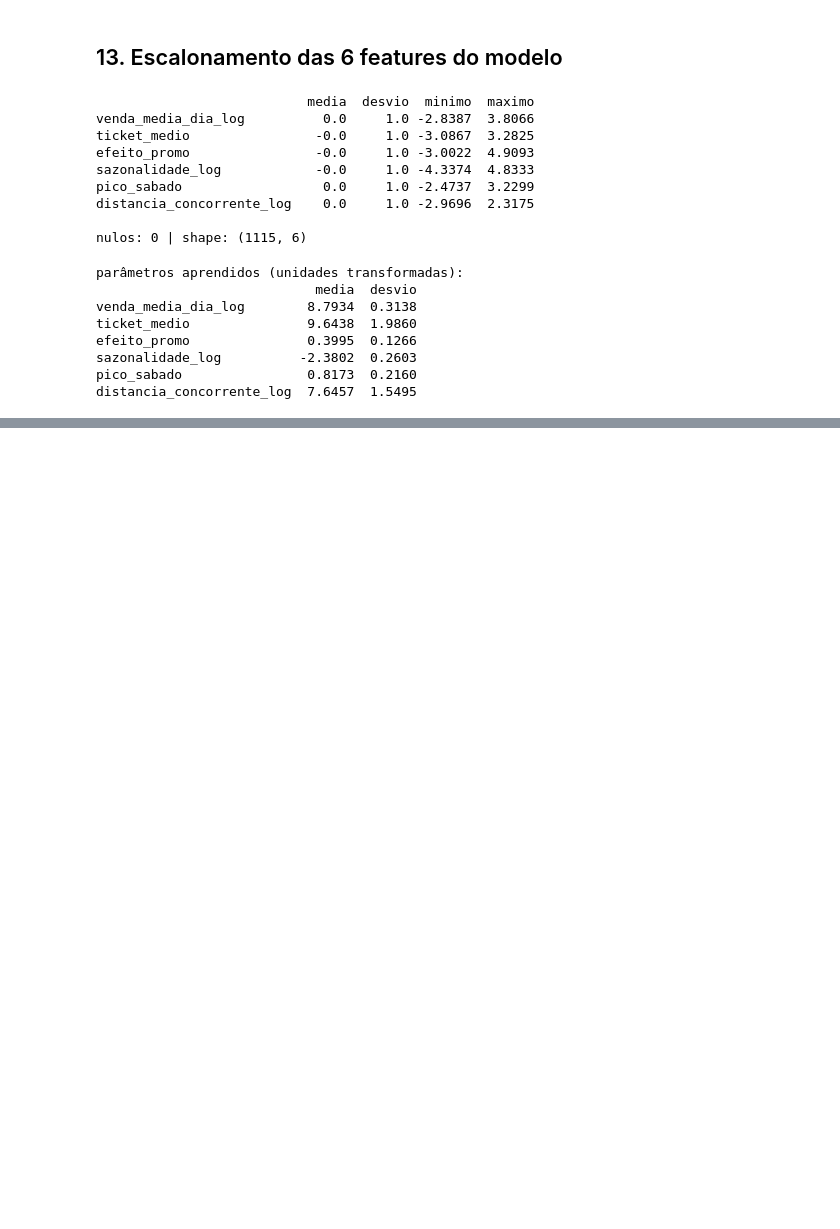
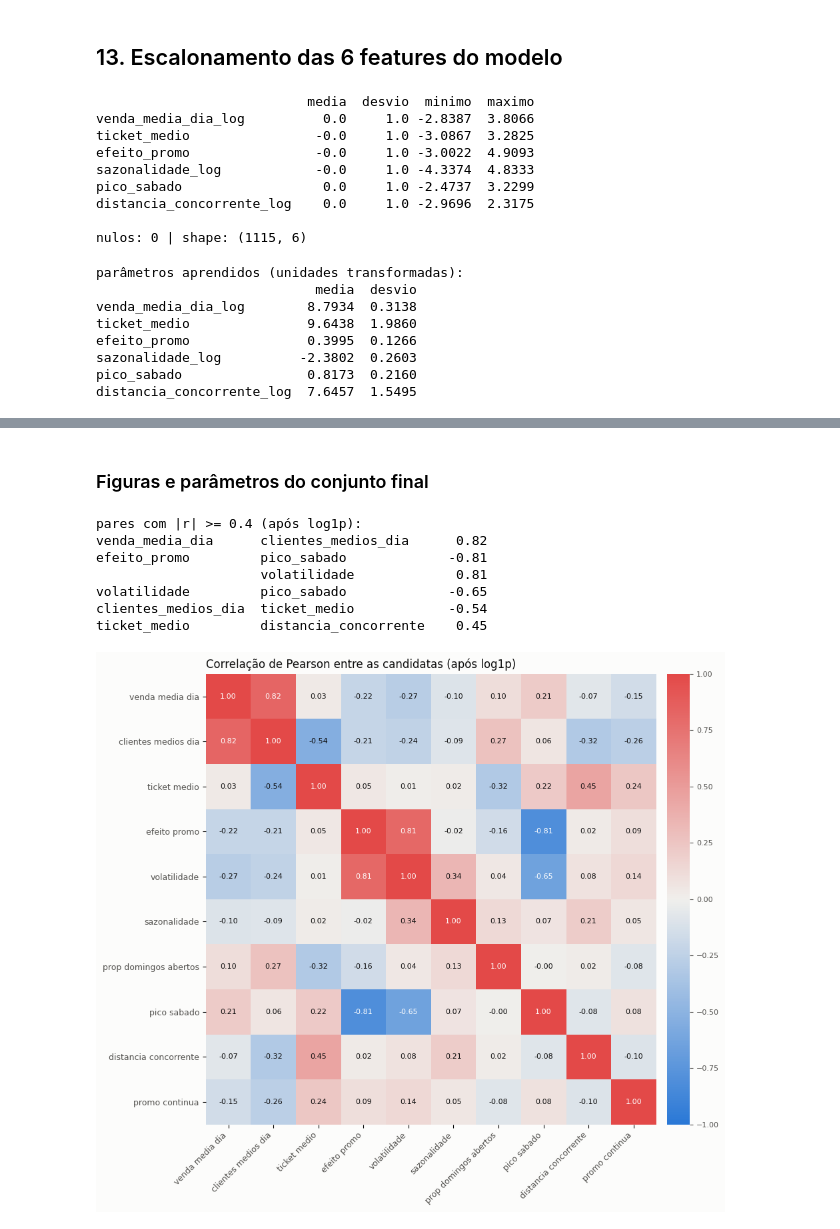
Before and after one commit to V4lciJr/Auroa-Retail-Store-Clustering, a Jupyter notebook: notebooks/03_preparacao_dados.ipynb, the cells around one changed output, grey strips where cells are left out. Cells and saved outputs as stored; diff of their text form; code cells hidden in the pictures; blank space fills up the shorter version.

```diff
--- a/notebooks/03_preparacao_dados.ipynb
+++ b/notebooks/03_preparacao_dados.ipynb
@@ -661,0 +820,37 @@ base_transformada.to_parquet(RAIZ / 'dados' / 'processados' / 'base_lojas_transf
+# %% [markdown]
+### Figuras e parâmetros do conjunto final
+# %%
+from matplotlib.colors import LinearSegmentedColormap
+
+candidatas = ['venda_media_dia', 'clientes_medios_dia', 'ticket_medio', 'efeito_promo', 'volatilidade', 'sazonalidade',
+              'prop_domingos_abertos', 'pico_sabado', 'distancia_concorrente', 'promo_continua']
+correlacao = np.log1p(base_revisada[candidatas]).corr()
+pares = correlacao.where(np.triu(np.ones(correlacao.shape, dtype=bool), k=1)).stack().rename('pearson')
+pares = pares.reindex(pares.abs().sort_values(ascending=False).index)
+print('pares com |r| >= 0.4 (após log1p):'); print(pares[pares.abs() >= 0.4].round(2).to_string())
+
+divergente = LinearSegmentedColormap.from_list('azul_cinza_vermelho', ['#2a78d6', '#f0efec', '#e34948'])
+rotulos = [c.replace('_', ' ') for c in candidatas]
+fig, ax = plt.subplots(figsize=(10, 8.5), facecolor='#fcfcfb')
+im = ax.imshow(correlacao.values, cmap=divergente, vmin=-1, vmax=1)
+ax.set_xticks(range(len(candidatas)), rotulos, rotation=45, ha='right', fontsize=9, color='#52514e')
+ax.set_yticks(range(len(candidatas)), rotulos, fontsize=9, color='#52514e')
+for i in range(len(candidatas)):
+    for j in range(len(candidatas)):
+        valor = correlacao.values[i, j]
+        ax.text(j, i, f'{valor:.2f}', ha='center', va='center', fontsize=8, color='#ffffff' if abs(valor) > 0.6 else '#0b0b0b')
+for lado in ax.spines.values(): lado.set_visible(False)
+ax.set_title('Correlação de Pearson entre as candidatas (após log1p)', loc='left', fontsize=12, color='#0b0b0b')
+barra = fig.colorbar(im, ax=ax, fraction=0.04, pad=0.02); barra.outline.set_visible(False)
+barra.ax.tick_params(labelsize=8, colors='#52514e')
+fig.tight_layout()
+fig.savefig(RAIZ / 'relatorios' / 'figuras' / '03_matriz_correlacao.png', dpi=120, facecolor=fig.get_facecolor())
+# %% [output]
+pares com |r| >= 0.4 (após log1p):
+venda_media_dia      clientes_medios_dia      0.82
+efeito_promo         pico_sabado             -0.81
+                     volatilidade             0.81
+volatilidade         pico_sabado             -0.65
+clientes_medios_dia  ticket_medio            -0.54
+ticket_medio         distancia_concorrente    0.45
+[figure, added]
```
Also changed, not shown: parts of 10 cells of this notebook, 10 other files.
